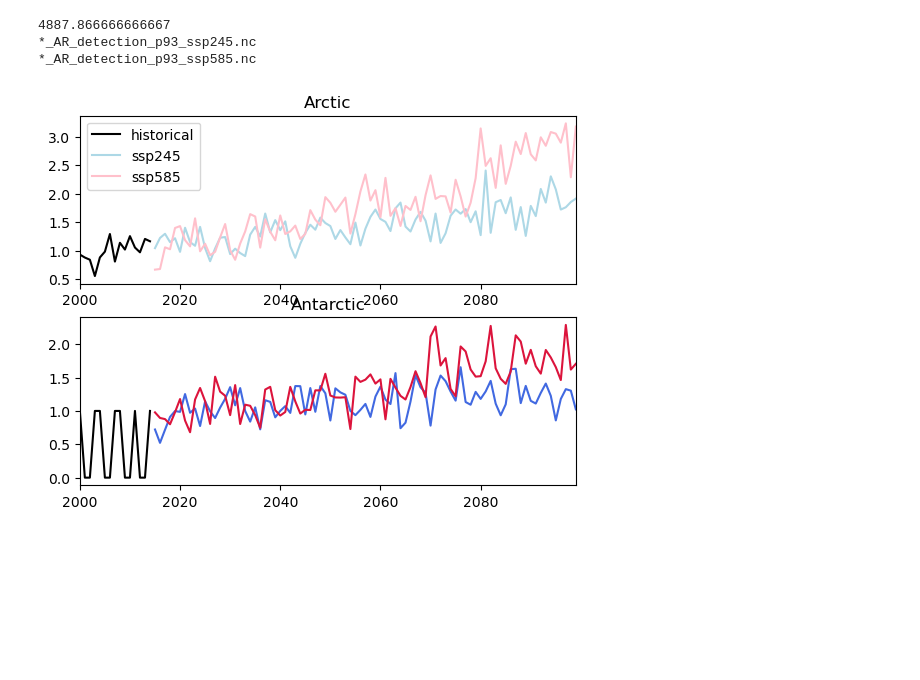
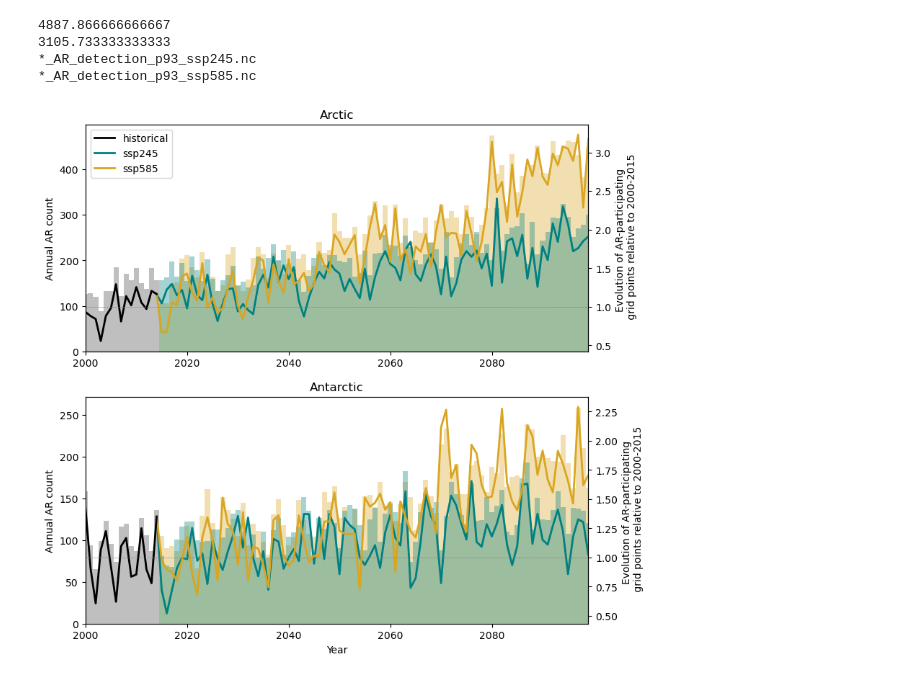
Before and after one commit to eScience-course/Tjaernoe2022-group5, a Jupyter notebook: notebooks/Remy/2_future_trend.ipynb, the cells around one changed output. Saved outputs shown, nothing was run; the diff lists cells and outputs as text; code cells hidden in the pictures; blank space fills up the shorter version.

```diff
--- a/notebooks/Remy/2_future_trend.ipynb
+++ b/notebooks/Remy/2_future_trend.ipynb
@@ -18,8 +67,9 @@ import pandas as pd
 # %%
-ax = plt.subplot(211)
-ax1 = plt.subplot(212)
+fig = plt.figure(figsize=(9,9))
 
-AR_hist = xr.open_mfdataset("*_AR_detection_p93_historical.nc")
+ax_ = plt.subplot(211)
+ax1_ = plt.subplot(212)
+
 AR_hist_yr_ARC = AR_hist.sel(lat=slice(60,90))
 AR_hist_yr_ARC = AR_hist_yr_ARC.groupby(AR_hist_yr_ARC.time.dt.year).sum()
 AR_hist_yr_ARC = AR_hist_yr_ARC.reduce(np.sum,dim=('lat','lon'))
@@ -30,53 +80,79 @@ AR_hist_yr_ANT = AR_hist_yr_ANT.reduce(np.sum,dim=('lat','lon'))
 baseline_arc = np.mean(AR_hist_yr_ARC.ivt.values)
 baseline_ant = np.mean(AR_hist_yr_ANT.ivt.values)
 print(baseline_arc)
+print(baseline_ant)
 
 histar = (AR_hist_yr_ARC.ivt.values/baseline_arc)
 histant = (AR_hist_yr_ANT.ivt.values/baseline_ant)
 
-ax.plot(AR_hist_yr_ARC.year,histar,label='historical',color='k')
-ax1.plot(AR_hist_yr_ANT.year,histant.astype(int),color='k')
+
+ax = ax_.twinx()
+ax1 = ax1_.twinx()
+
+ax_.bar(AR_hist_yr_ARC.year,ARhist_N.ARcount,color='grey',alpha=0.5,width=1)
+ax1_.bar(AR_hist_yr_ANT.year,ARhist_S.ARcount,color='grey',alpha=0.5,width=1)
+
+ax.plot(AR_hist_yr_ARC.year,histar,label='historical',color='k',linewidth=2)
+ax1.plot(AR_hist_yr_ANT.year,histant,color='k',linewidth=2)
+
 #ax.plot(histar,label='historical',color='k')
 #ax1.plot(histant.astype(int),color='k')
 
 
 
-cols = ['royalblue','crimson']
-cols1 = ['lightblue','pink']
+cols = ['teal','goldenrod']
+cols1 = ['teal','goldenrod']
 
 
 k=0
 for ssp in ["ssp245","ssp585"]:
     print("*_AR_detection_p93_"+ssp+".nc")
     AR_fut = xr.open_mfdataset("*_AR_detection_p93_"+ssp+".nc")
     AR_fut_yr_ARC = AR_fut.sel(lat=slice(60,90))
     AR_fut_yr_ARC = AR_fut_yr_ARC.groupby(AR_fut_yr_ARC.time.dt.year).sum()
     AR_fut_yr_ARC = AR_fut_yr_ARC.reduce(np.sum,dim=('lat','lon'))
     AR_fut_yr_ANT = AR_fut.sel(lat=slice(-90,-60))
     AR_fut_yr_ANT = AR_fut_yr_ANT.groupby(AR_fut_yr_ANT.time.dt.year).sum()
     AR_fut_yr_ANT = AR_fut_yr_ANT.reduce(np.sum,dim=('lat','lon'))
 
-    arloc = (AR_fut_yr_ARC.ivt.values/baseline_arc)
-    antloc = (AR_fut_yr_ANT.ivt.values/baseline_ant)
-    ax1.plot(AR_fut_yr_ANT.year,antloc,color=cols[k])
-    ax.plot(AR_fut_yr_ARC.year,arloc,label=ssp,color=cols1[k])
+    arloc = np.array(np.append(histar[-1],(AR_fut_yr_ARC.ivt.values/baseline_arc)))
+    antloc = np.array(np.append(histant[-1],(AR_fut_yr_ANT.ivt.values/baseline_ant)))
 
     if ssp=='ssp245':
         arloc245 = arloc
+        ax_.bar(AR_fut_yr_ARC.year,AR245_N.ARcount,zorder=1,color=cols1[k],alpha=0.35,width=1)
+        ax1_.bar(AR_fut_yr_ANT.year,AR245_S.ARcount,zorder=1,color=cols1[k],alpha=0.35,width=1)
     else:
         arloc585 = arloc
+        ax_.bar(AR_fut_yr_ARC.year,AR585_N.ARcount,zorder=0,color=cols1[k],alpha=0.35,width=1)
+        ax1_.bar(AR_fut_yr_ANT.year,AR585_S.ARcount,zorder=0,color=cols1[k],alpha=0.35,width=1)
+
+    ax1.plot(np.arange(2014,2100),antloc,color=cols[k],zorder=1,linewidth=2)
+    ax.plot(np.arange(2014,2100),arloc,label=ssp,color=cols[k],zorder=1,linewidth=2)
+
 
     k=k+1
     AR_fut.close()
+
+ax1.plot(np.arange(2000,2100),np.ones(100),linestyle='--',linewidth=0.5,color='grey')
+ax.plot(np.arange(2000,2100),np.ones(100),linestyle='--',linewidth=0.5,color='grey')
+
+ax_.set_ylabel('Annual AR count')
+ax1_.set_ylabel('Annual AR count')
+ax1_.set_xlabel('Year')
+
+ax.set_ylabel('Evolution of AR-participating \n grid points relative to 2000-2015')
+ax1.set_ylabel('Evolution of AR-participating \n grid points relative to 2000-2015')
 
 ax.legend()
 ax.set_title('Arctic')
 ax1.set_title('Antarctic')
 ax.set_xlim(2000,2099)
 ax1.set_xlim(2000,2099)
 plt.show()
 # %% [output]
 4887.866666666667
+3105.733333333333
 *_AR_detection_p93_ssp245.nc
 *_AR_detection_p93_ssp585.nc
-[figure, old version]
+[figure, new version]
```
Also changed, not shown: parts of 3 cells of this notebook, 3 other files.
